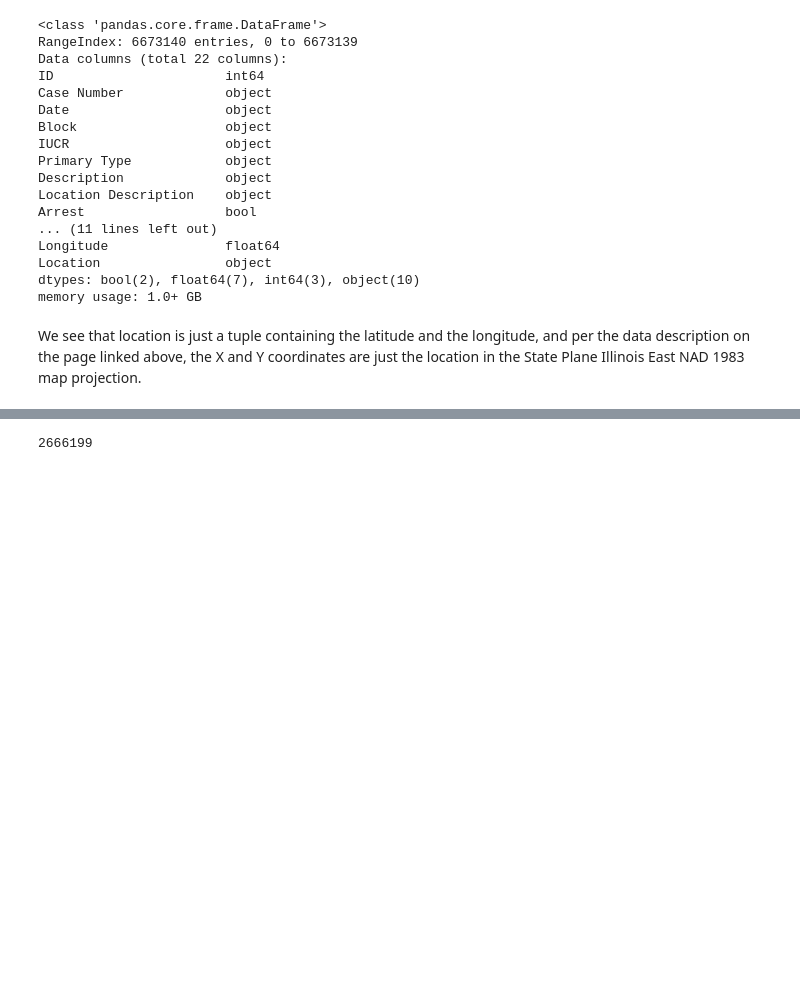
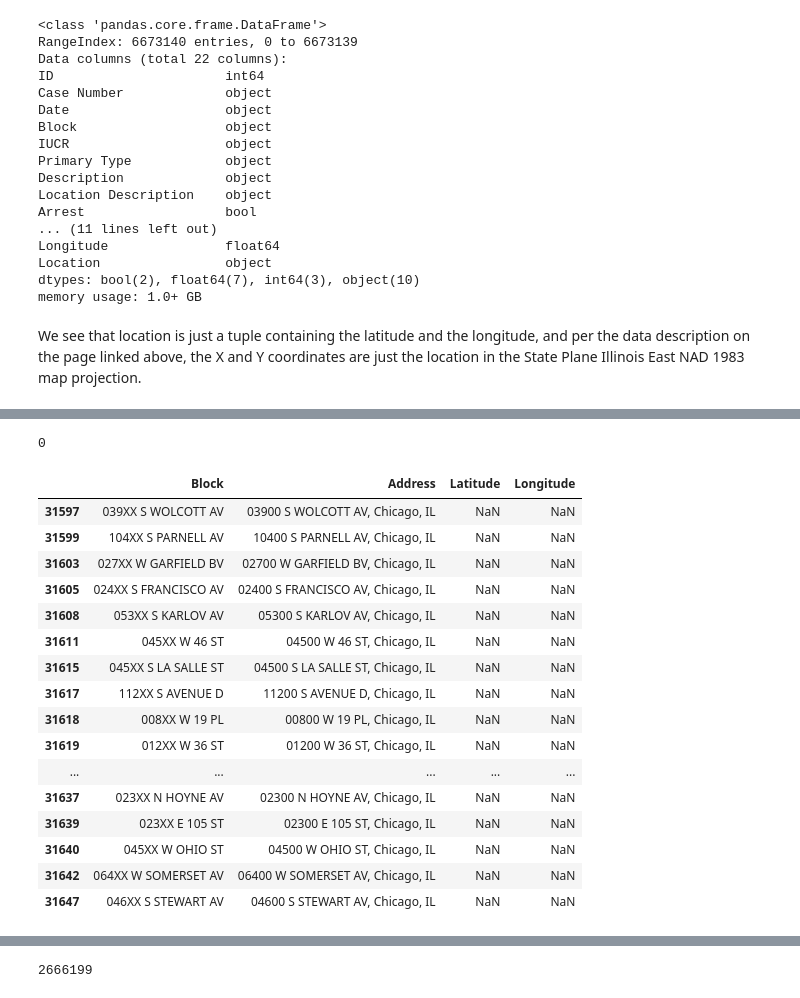
Before and after one commit to MattTriano/Chicago_Crimes, a Jupyter notebook: Chicago_Crime_Exploration.ipynb, the cells around one changed output, grey strips where cells are left out. Cells and saved outputs as stored; diff of their text form; code cells hidden in the pictures; blank space fills up the shorter version.

```diff
--- a/Chicago_Crime_Exploration.ipynb
+++ b/Chicago_Crime_Exploration.ipynb
@@ -58,0 +166,6 @@ chi_crimes.drop(['Case Number'], axis=1, inplace=True)
+# %%
+addr = addrs_df['Address'][0]
+tmp = geocoder.komoot(addr, session=s.Komoot)
+print(addr)
+print('Latitude:  {}'.format(tmp.lat))
+print('Longitude: {}'.format(tmp.lng))
@@ -58,0 +176,18 @@ chi_crimes.drop(['Case Number'], axis=1, inplace=True)
+# %%
+# failed_inds = []
+iterations_between_saves = 100
+# %%
+missing_latlong_indices = addrs_df[addrs_df['Latitude'].isnull()][:2501].index.tolist()
+
+for i in missing_latlong_indices:
+    try:
+        if i%iterations_between_saves == 0:
+            print('reached index {}, saving df'.format(i))
+            addrs_df.to_csv(OUT_PATH, index=False)
+        addr = addrs_df['Address'][i]
+        tmp = geocode_address(addr, s)
+        addrs_df.loc[i,'Latitude'] = tmp.lat
+        addrs_df.loc[i,'Longitude'] = tmp.lng
+    except Exception as e:
+        failed_inds.append(i)
+addrs_df.to_csv(OUT_PATH, index=False)
@@ -58,0 +213,27 @@ chi_crimes.drop(['Case Number'], axis=1, inplace=True)
+# %%
+addrs_df = addrs_df.drop_duplicates('Address', keep='first').copy()
+# %%
+addrs_df['Latitude'].isnull().sum()
+# %% [output]
+0
+# %%
+x = 14800
+addrs_df[x:x+20]
+# %% [output]
+|  | Block | Address | Latitude | Longitude |
+| 31597 | 039XX S WOLCOTT AV | 03900 S WOLCOTT AV, Chicago, IL | NaN | NaN |
+| 31599 | 104XX S PARNELL AV | 10400 S PARNELL AV, Chicago, IL | NaN | NaN |
+| 31603 | 027XX W GARFIELD BV | 02700 W GARFIELD BV, Chicago, IL | NaN | NaN |
+| 31605 | 024XX S FRANCISCO AV | 02400 S FRANCISCO AV, Chicago, IL | NaN | NaN |
+| 31608 | 053XX S KARLOV AV | 05300 S KARLOV AV, Chicago, IL | NaN | NaN |
+| 31611 | 045XX W 46 ST | 04500 W 46 ST, Chicago, IL | NaN | NaN |
+| 31615 | 045XX S LA SALLE ST | 04500 S LA SALLE ST, Chicago, IL | NaN | NaN |
+| 31617 | 112XX S AVENUE D | 11200 S AVENUE D, Chicago, IL | NaN | NaN |
+| 31618 | 008XX W 19 PL | 00800 W 19 PL, Chicago, IL | NaN | NaN |
+| 31619 | 012XX W 36 ST | 01200 W 36 ST, Chicago, IL | NaN | NaN |
+| ... | ... | ... | ... | ... |
+| 31637 | 023XX N HOYNE AV | 02300 N HOYNE AV, Chicago, IL | NaN | NaN |
+| 31639 | 023XX E 105 ST | 02300 E 105 ST, Chicago, IL | NaN | NaN |
+| 31640 | 045XX W OHIO ST | 04500 W OHIO ST, Chicago, IL | NaN | NaN |
+| 31642 | 064XX W SOMERSET AV | 06400 W SOMERSET AV, Chicago, IL | NaN | NaN |
+| 31647 | 046XX S STEWART AV | 04600 S STEWART AV, Chicago, IL | NaN | NaN |
```
Also changed, not shown: parts of 26 cells of this notebook, 6 other files.
